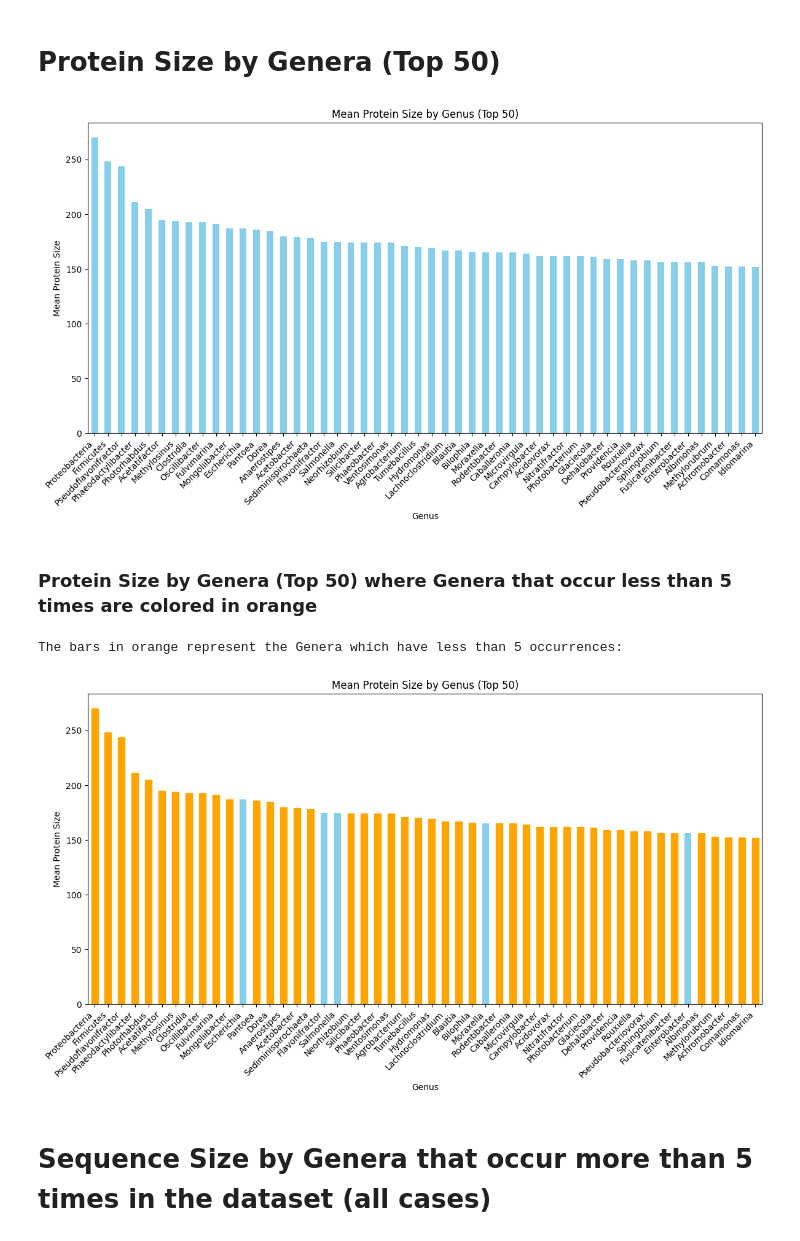
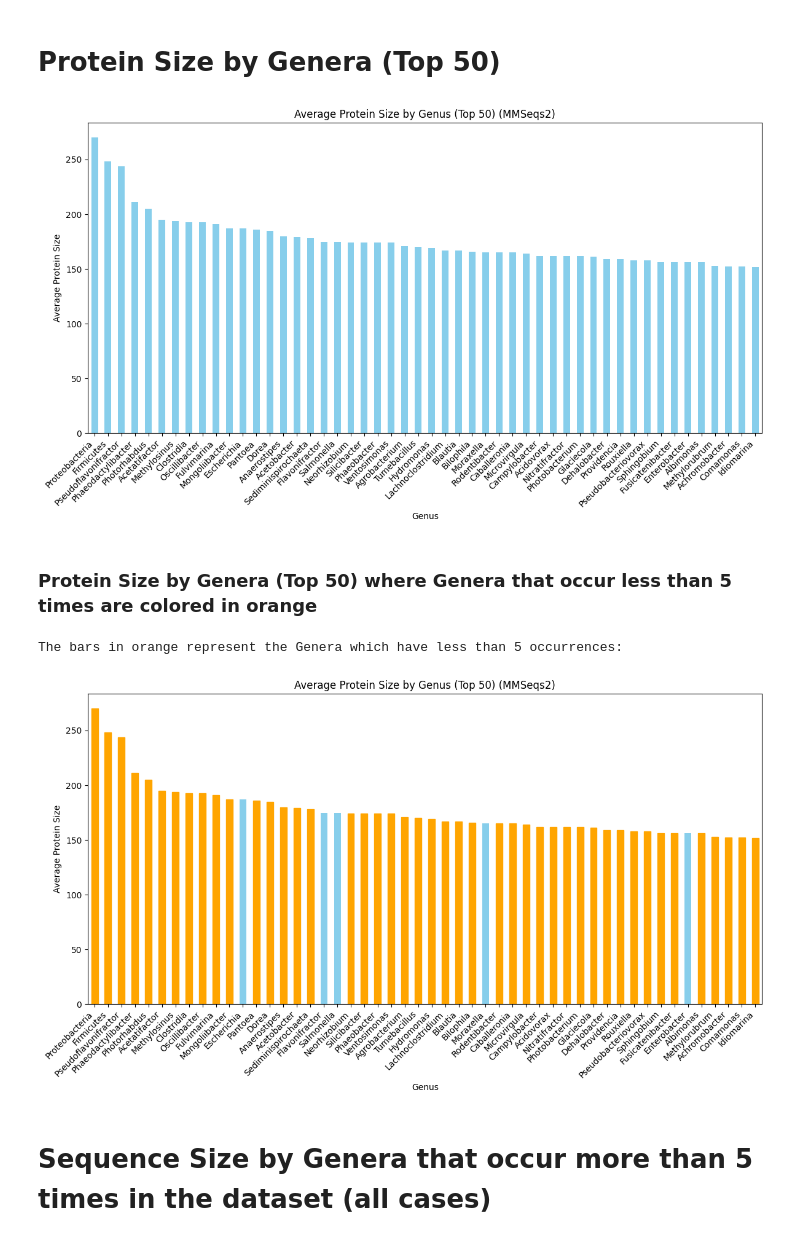
Before and after one commit to ChristianNeitzel/Projeto-Bioinf-PhageAcr, a Jupyter notebook: 3b_code_positive_dataset_mmseqs_analysis.ipynb, the cells around one changed output. Saved outputs shown, nothing was run; the diff lists cells and outputs as text; code cells hidden in the pictures.

```diff
--- a/3b_code_positive_dataset_mmseqs_analysis.ipynb
+++ b/3b_code_positive_dataset_mmseqs_analysis.ipynb
@@ -144,21 +144,21 @@ Number of unique Genera: 258
 # %%
 # Grouping by 'Genus' and calculating mean protein size for each genus
 genus_mean_size = df_mmseqs.groupby('Genus')['Size'].mean().sort_values(ascending=False)
 
 # Selecting the top 53 genera
 top_genus_mean_size = genus_mean_size.head(50)
 
 # Creating a bar plot
 plt.figure(figsize=(12, 7))
 top_genus_mean_size.plot(kind='bar', color='skyblue')
-plt.title('Mean Protein Size by Genus (Top 50)')
+plt.title('Average Protein Size by Genus (Top 50) (MMSeqs2)')
 plt.xlabel('Genus')
-plt.ylabel('Mean Protein Size')
+plt.ylabel('Average Protein Size')
 plt.xticks(rotation=45, ha='right')
 plt.tight_layout()
 plt.show()
 # %% [output]
-[figure, old version]
+[figure, new version]
 # %% [markdown]
 ### Protein Size by Genera (Top 50) where Genera that occur less than 5 times are colored in orange
 # %%
@@ -182,15 +182,15 @@ for bar in bars.patches:
         bar.set_color('orange')
 
 print('The bars in orange represent the Genera which have less than 5 occurrences:')
-plt.title('Mean Protein Size by Genus (Top 50)')
+plt.title('Average Protein Size by Genus (Top 50) (MMSeqs2)')
 plt.xlabel('Genus')
-plt.ylabel('Mean Protein Size')
+plt.ylabel('Average Protein Size')
 plt.xticks(rotation=45, ha='right')
 plt.tight_layout()
 plt.show()
 # %% [output]
 The bars in orange represent the Genera which have less than 5 occurrences:
-[figure, old version]
+[figure, new version]
 # %% [markdown]
 # Sequence Size by Genera that occur more than 5 times in the dataset (all cases)
 # %%
```
Also changed, not shown: parts of 4 cells of this notebook, 3 other files.
